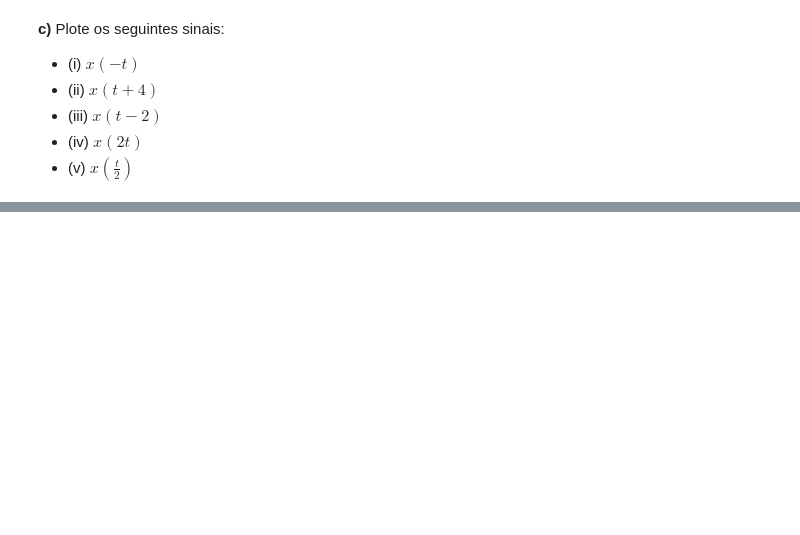
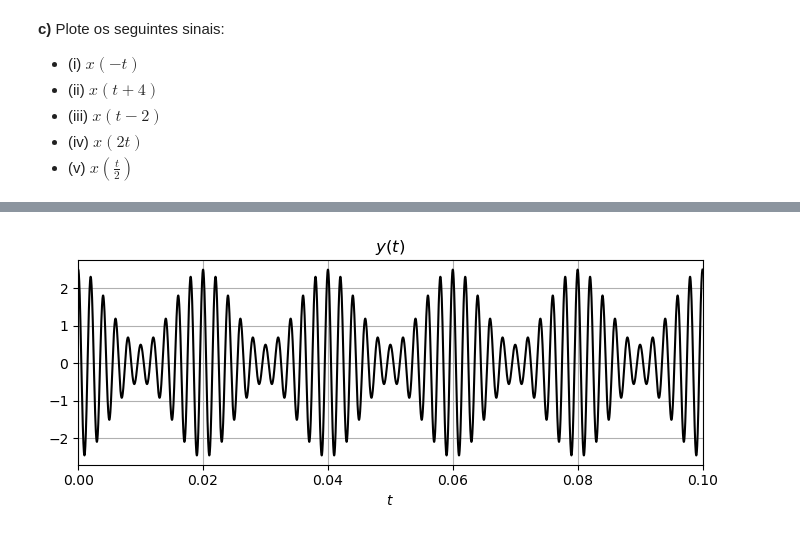
Before and after one commit to eltonlima01/signals-and-systems, a Jupyter notebook: 1st-Computational-Assignment/main.ipynb, the cells around one changed output, grey strips where cells are left out. Saved outputs shown, nothing was run; the diff lists cells and outputs as text; code cells hidden in the pictures; blank space fills up the shorter version.

```diff
--- a/1st-Computational-Assignment/main.ipynb
+++ b/1st-Computational-Assignment/main.ipynb
@@ -152,0 +161,23 @@ x(t/2)
+# %%
+t1, t2 = 0, 0.1
+points = 10_000
+
+t = np.linspace (t1, t2, points)
+
+f_m = 50
+x = np.cos (2 * np.pi * f_m * t)
+
+a = 1.5
+f_c = 500
+y = (a + x) * np.cos (2 * np.pi * f_c * t)
+
+plt.figure (figsize = (7, 3))
+plt.plot (t, y, "k")
+plt.xlabel ("$t$")
+plt.title ("$y(t)$")
+plt.xlim ([t1, t2])
+plt.grid ()
+plt.tight_layout()
+plt.show ()
+# %% [output]
+[figure, added]
```
Also changed, not shown: parts of 9 cells of this notebook.
